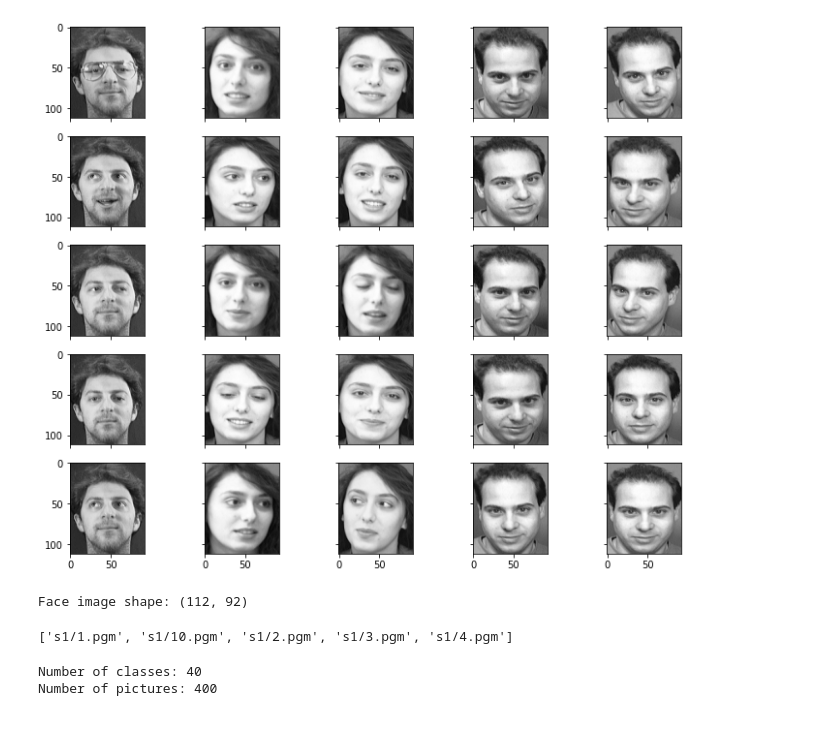
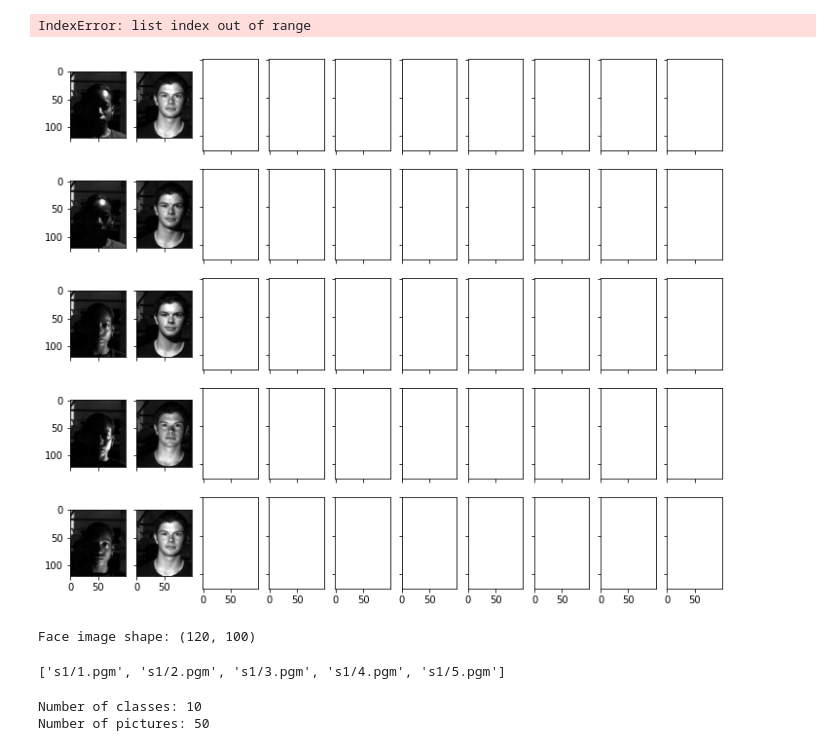
Before and after one commit to oktvindh/face-recognition, a Jupyter notebook: test.ipynb, the cells around one changed output. Cells and saved outputs as stored; diff of their text form; code cells hidden in the pictures.

```diff
--- a/test.ipynb
+++ b/test.ipynb
@@ -5,9 +5,9 @@ import numpy as np
 
 # Read face image from zip file on the fly
 faces = {}
-with zipfile.ZipFile("attface.zip") as facezip:
+with zipfile.ZipFile("attface1.zip") as facezip:
     for filename in facezip.namelist():
-        if not filename.endswith(".pgm"):
+        if not filename.endswith(".jpg"):
             continue # not a face picture
         with facezip.open(filename) as image:
             # If we extracted files from zip, we can use cv2.imread(filename) instead
@@ -15,24 +15,25 @@ with zipfile.ZipFile("attface.zip") as facezip:
 # %%
 import matplotlib.pyplot as plt
 
-fig, axes = plt.subplots(5,5,sharex=True,sharey=True,figsize=(12,10))
-faceimages = list(faces.values())[-25:] # take last 25 images
-for i in range(25):
+fig, axes = plt.subplots(5,10,sharex=True,sharey=True,figsize=(12,10))
+faceimages = list(faces.values())[-50:] # take last 50 images
+for i in range(50):
     axes[i%5][i//5].imshow(faceimages[i], cmap="gray")
 plt.show()
 # %% [output]
+IndexError: list index out of range
-[figure, old version]
+[figure, new version]
 # %%
 # find pixel size of shape
 faceshape = list(faces.values())[0].shape
 print("Face image shape:", faceshape)
 # %% [output]
-Face image shape: (112, 92)
+Face image shape: (120, 100)
 # %%
 # We can also find the pixel size of each picture:
 print(list(faces.keys())[:5])
 # %% [output]
-['s1/1.pgm', 's1/10.pgm', 's1/2.pgm', 's1/3.pgm', 's1/4.pgm']
+['s1/1.pgm', 's1/2.pgm', 's1/3.pgm', 's1/4.pgm', 's1/5.pgm']
 # %%
 # and therefore we can put faces of the same person into the same class. There are 40 classes and totally 400 pictures:
 
@@ -40,8 +41,8 @@ classes = set(filename.split("/")[0] for filename in faces.keys())
 print("Number of classes:", len(classes))
 print("Number of pictures:", len(faces))
 # %% [output]
-Number of classes: 40
-Number of pictures: 400
+Number of classes: 10
+Number of pictures: 50
 # %%
 # to illustrate the capability of using eigenface for recognition, we want to hold out some of the pictures before we generate our eigenfaces. We hold out all the pictures of one person as well as one picture for another person as our test set. The remaining pictures are vectorized and converted into a 2D numpy array:
 # Take classes 1-39 for eigenfaces, keep entire class 40 and
```
Also changed, not shown: parts of 2 cells of this notebook, 28 other files.
